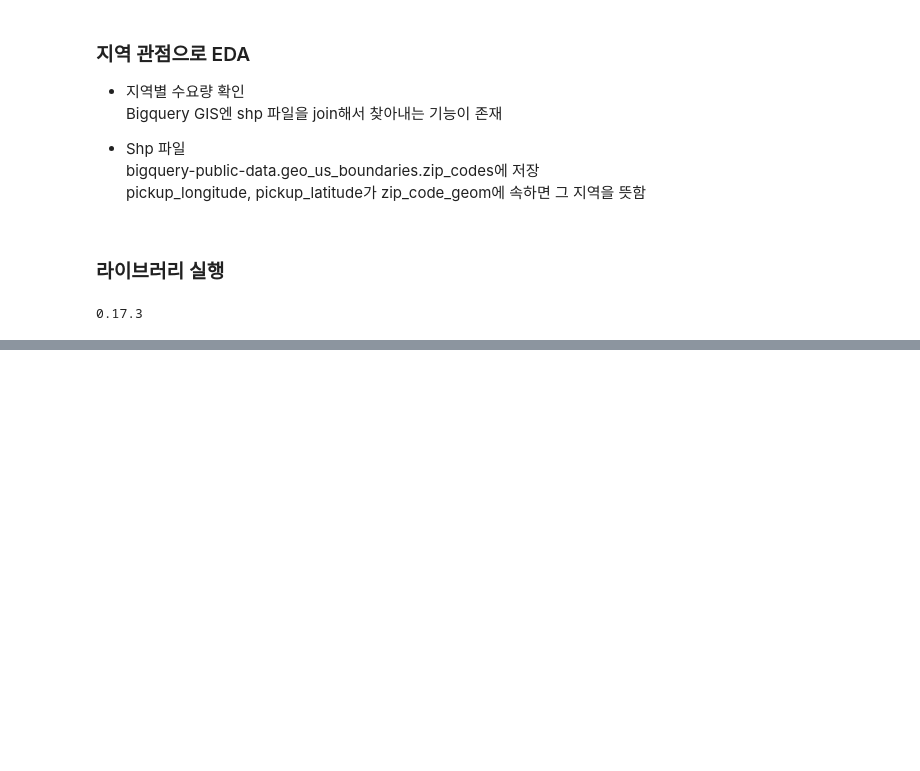
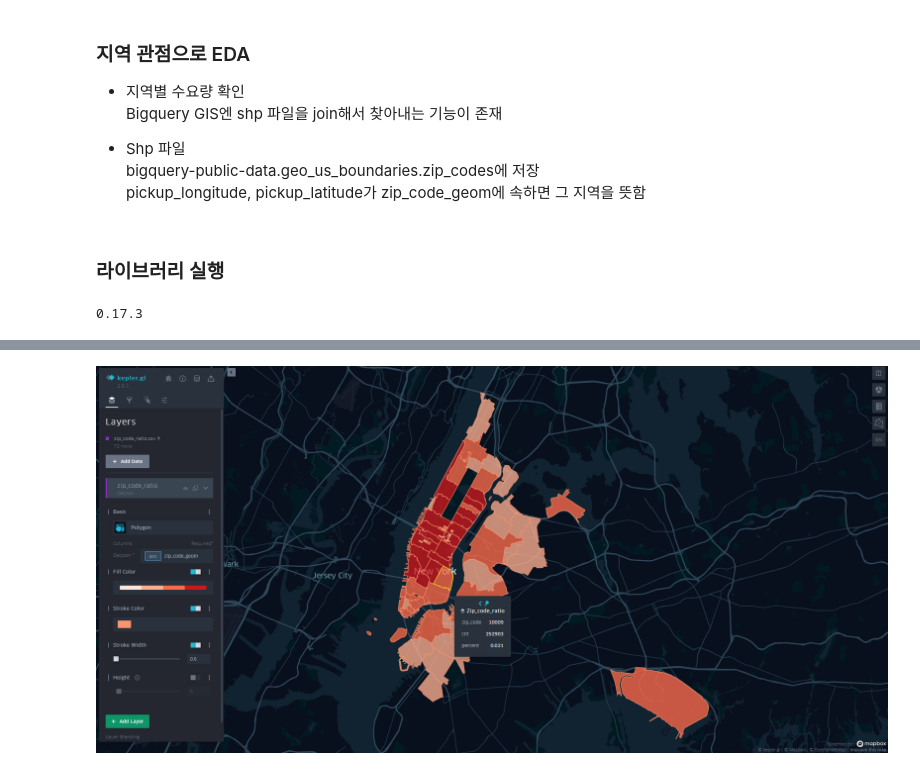
Before and after one commit to jeonprize/New_york_demand_forecasting, a Jupyter notebook: EDA ( Region ).ipynb, the cells around one changed output, grey strips where cells are left out. Drawn from its saved outputs; the diff is of its cells as text; code cells hidden in the pictures; blank space fills up the shorter version.

```diff
--- a/EDA ( Region ).ipynb
+++ b/EDA ( Region ).ipynb
@@ -56,0 +135,5 @@ df = pd.read_gbq(query=query, dialect='standard', project_id='new-york-taxi-3095
+# %%
+from IPython.display import Image
+Image('kapler 시각화.png')
+# %% [output]
+[figure, added]
```
Also changed, not shown: parts of 6 cells of this notebook.
